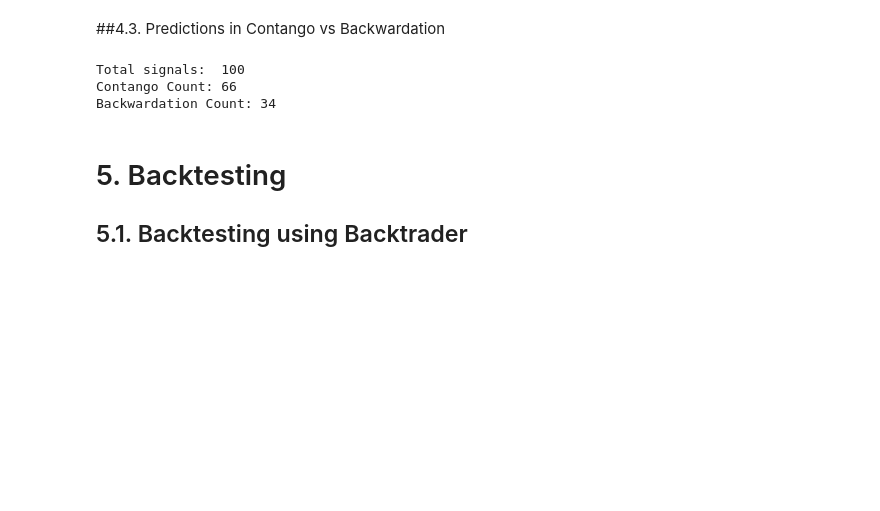
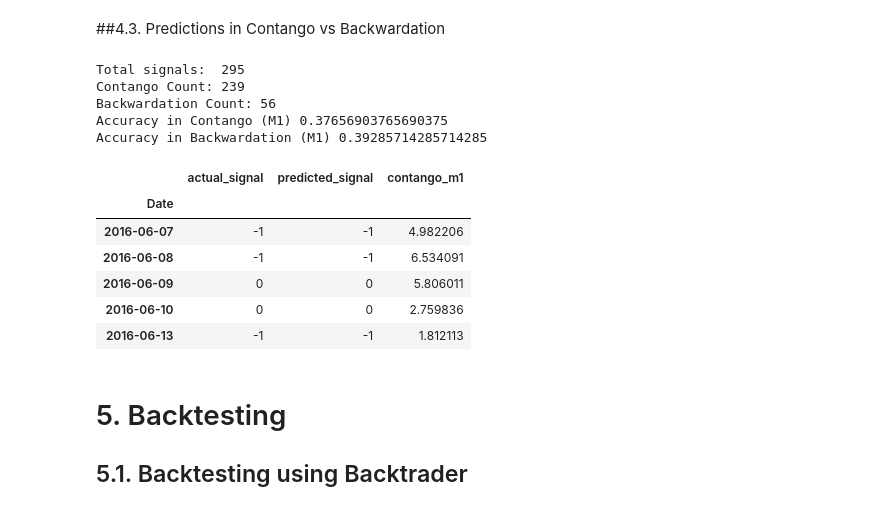
Before and after one commit to ayoubbensakhria/wqu690, a Jupyter notebook: VIX_futures_term_struct_trading_strategy_WQU690_Capstone_Experiment_1.ipynb, the cells around one changed output. Saved outputs shown, nothing was run; the diff lists cells and outputs as text; code cells hidden in the pictures; blank space fills up the shorter version.

```diff
--- a/VIX_futures_term_struct_trading_strategy_WQU690_Capstone_Experiment_1.ipynb
+++ b/VIX_futures_term_struct_trading_strategy_WQU690_Capstone_Experiment_1.ipynb
@@ -357,16 +412,33 @@ plt.show()
 # %% [markdown]
 ##4.3. Predictions in Contango vs Backwardation
 # %%
+TEST_LENGTH = len(X_test)
 signalDf = pd.DataFrame({'actual_signal':df['tsignal'] , 'predicted_signal':ddf['predicted_signal'], 'contango_m1': df['contango_m1']})
-contango_count = len(signalsDf.loc[signalsDf['contango_m1']>0])
-backwardation_count = len(signalsDf.loc[signalsDf['contango_m1']<0])
-print('Total signals: ', len(signalsDf))
-print('Contango Count:', contango_count)
-print('Backwardation Count:', backwardation_count)
+# take only test Data
+signalDf = signalDf[-TEST_LENGTH:]
+contango = signalDf.loc[signalDf['contango_m1']>0]
+backwardation = signalDf.loc[signalDf['contango_m1']<0]
+print('Total signals: ', len(signalDf))
+print('Contango Count:', len(contango))
+print('Backwardation Count:', len(backwardation))
+print('Accuracy in Contango (M1)', len(contango.loc[contango['predicted_signal'] == contango['actual_signal']])/len(contango))
+print('Accuracy in Backwardation (M1)', len(backwardation.loc[backwardation['predicted_signal'] == backwardation['actual_signal']])/len(backwardation))
 # %% [output]
-Total signals:  100
-Contango Count: 66
-Backwardation Count: 34
+Total signals:  295
+Contango Count: 239
+Backwardation Count: 56
+Accuracy in Contango (M1) 0.37656903765690375
+Accuracy in Backwardation (M1) 0.39285714285714285
+# %%
+signalDf.head()
+# %% [output]
+|  | actual_signal | predicted_signal | contango_m1 |
+| Date |  |  |  |
+| 2016-06-07 | -1 | -1 | 4.982206 |
+| 2016-06-08 | -1 | -1 | 6.534091 |
+| 2016-06-09 | 0 | 0 | 5.806011 |
+| 2016-06-10 | 0 | 0 | 2.759836 |
+| 2016-06-13 | -1 | -1 | 1.812113 |
 # %% [markdown]
 # 5. Backtesting
 ## 5.1. Backtesting using Backtrader
```
Also changed, not shown: parts of 18 cells of this notebook.
